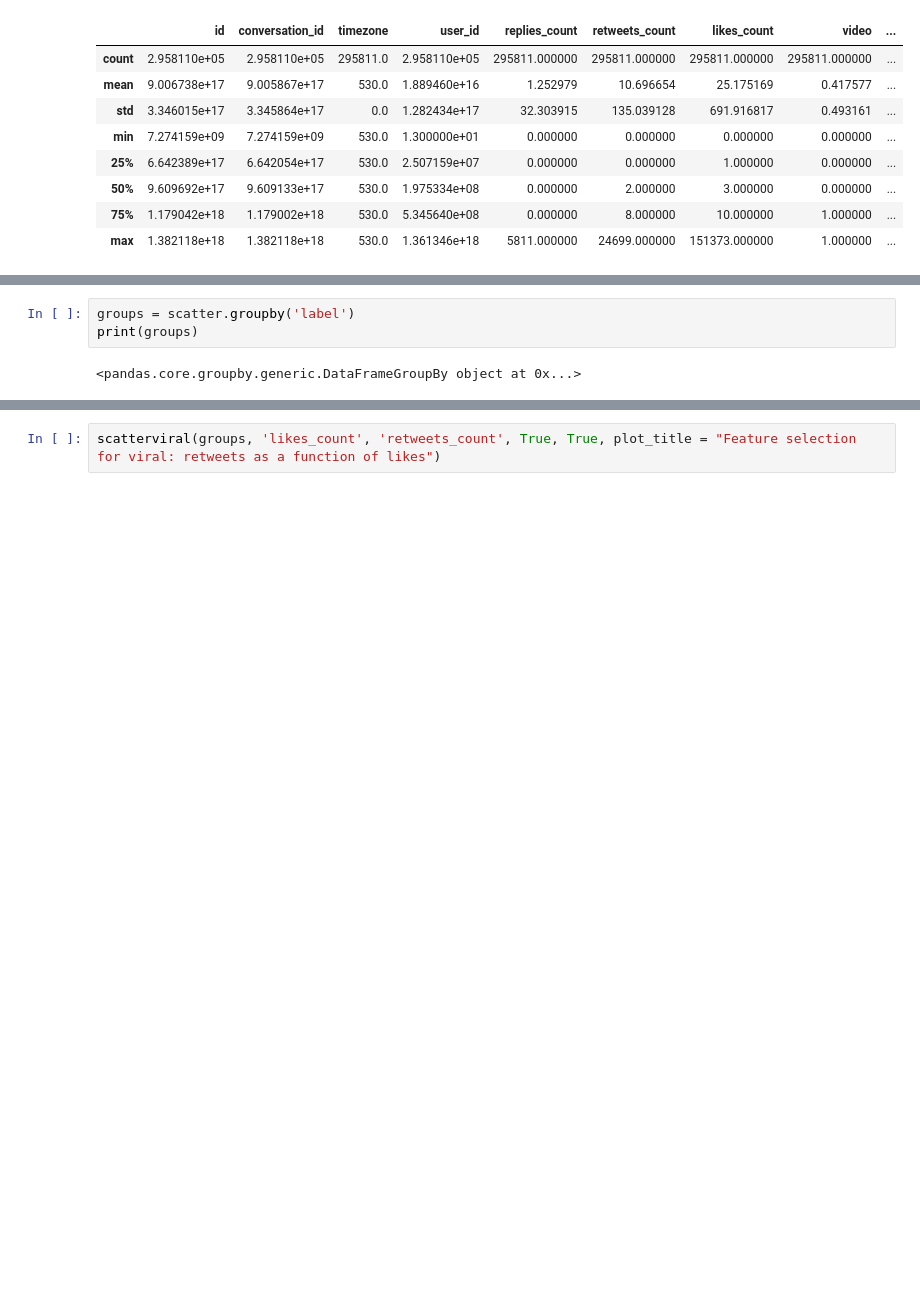
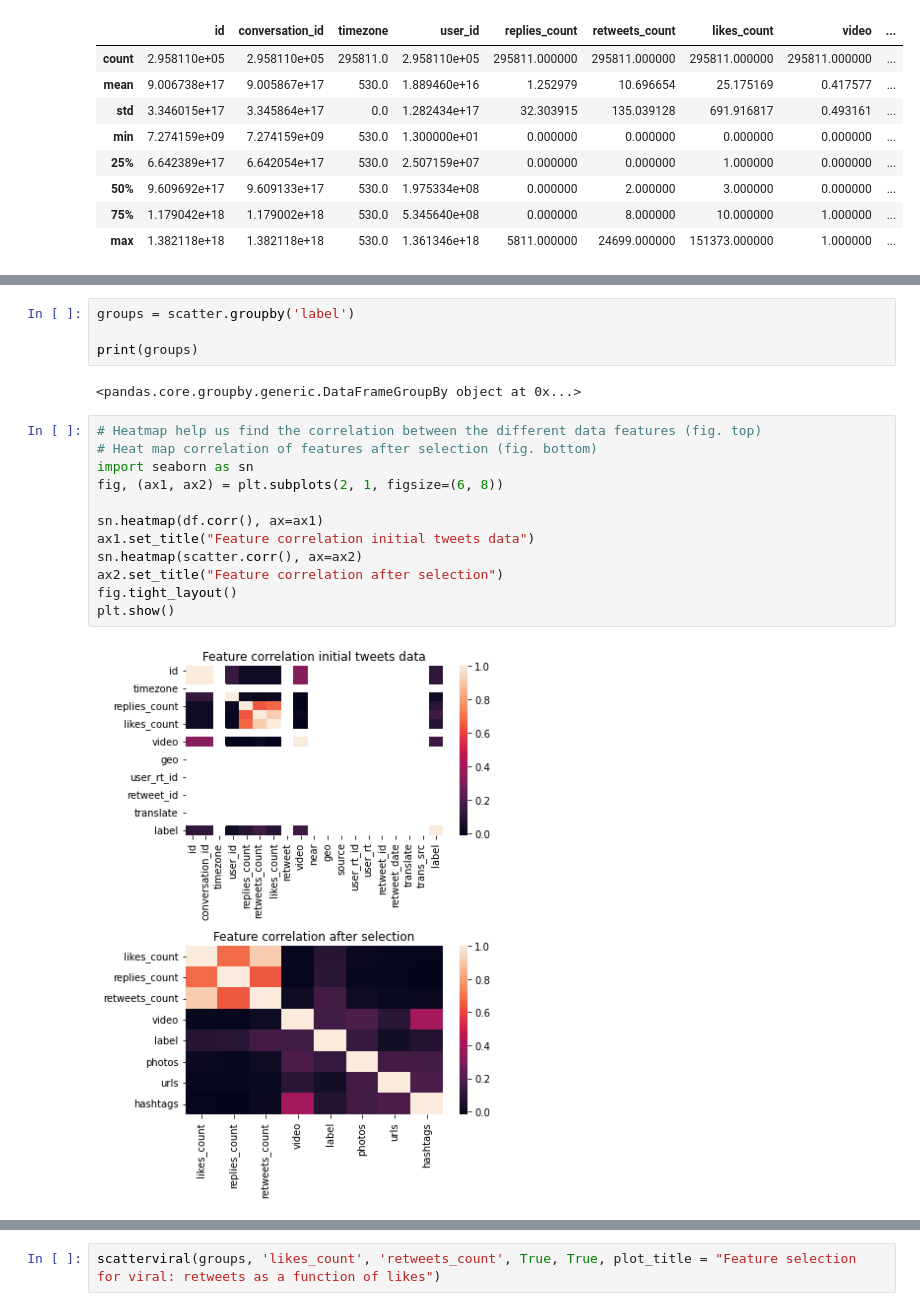
Before and after one commit to yesidc/MLinPractice, a Jupyter notebook: script/Visualizations/visualizations.ipynb, the cells around one changed output, grey strips where cells are left out. Cells and saved outputs as stored; diff of their text form; blank space fills up the shorter version.

```diff
--- a/script/Visualizations/visualizations.ipynb
+++ b/script/Visualizations/visualizations.ipynb
@@ -56,6 +87,21 @@ Name: photos, Length: 295811, dtype: int64
 # %%
 groups = scatter.groupby('label')
+
 print(groups)
 # %% [output]
 <pandas.core.groupby.generic.DataFrameGroupBy object at 0x...>
+# %%
+# Heatmap help us find the correlation between the different data features (fig. top)
+# Heat map correlation of features after selection (fig. bottom)
+import seaborn as sn
+fig, (ax1, ax2) = plt.subplots(2, 1, figsize=(6, 8))
+
+sn.heatmap(df.corr(), ax=ax1)
+ax1.set_title("Feature correlation initial tweets data")
+sn.heatmap(scatter.corr(), ax=ax2)
+ax2.set_title("Feature correlation after selection")
+fig.tight_layout()
+plt.show()
+# %% [output]
+[figure, added]
 # %%
```
Also changed, not shown: parts of 9 cells of this notebook, 1 other file.
